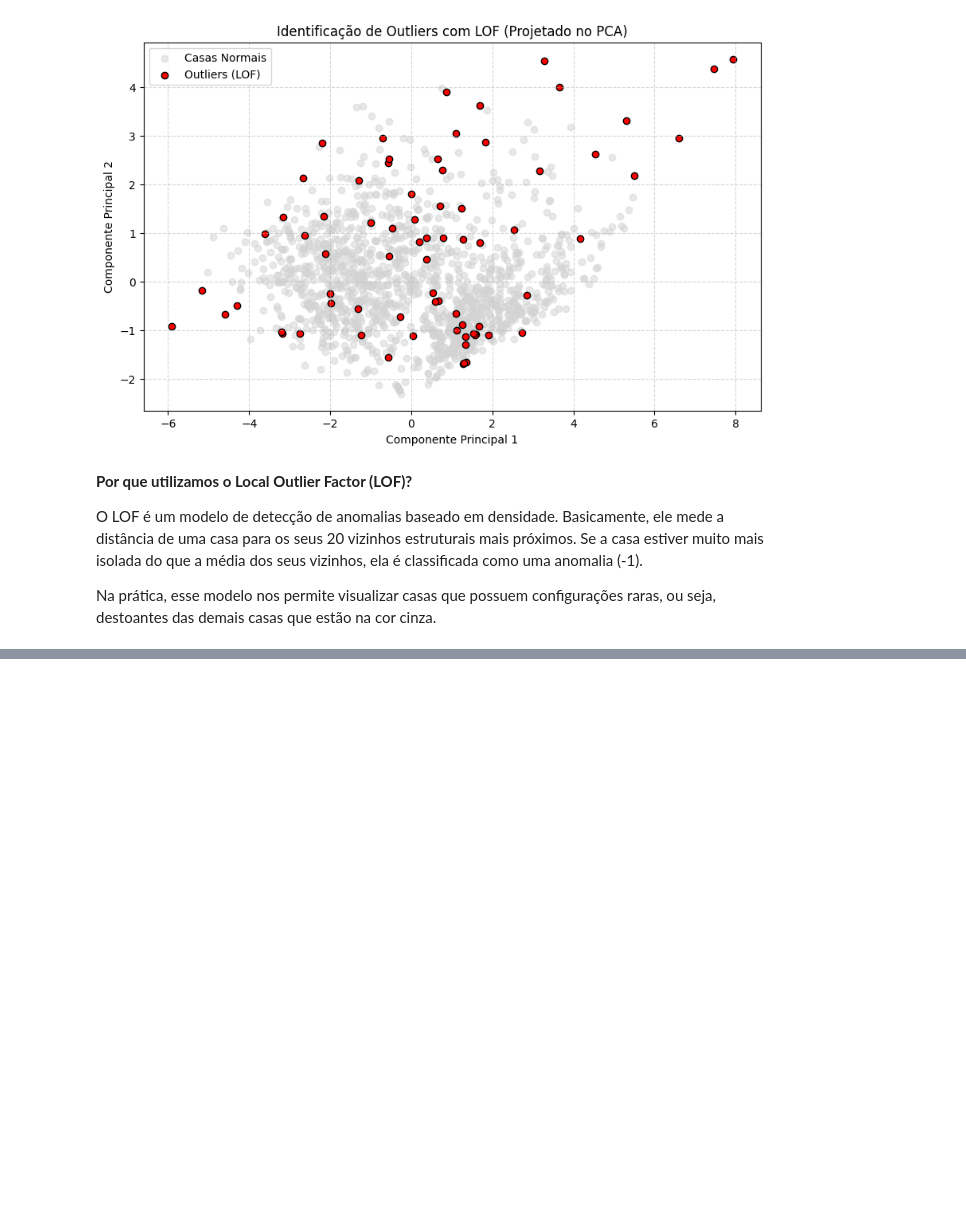
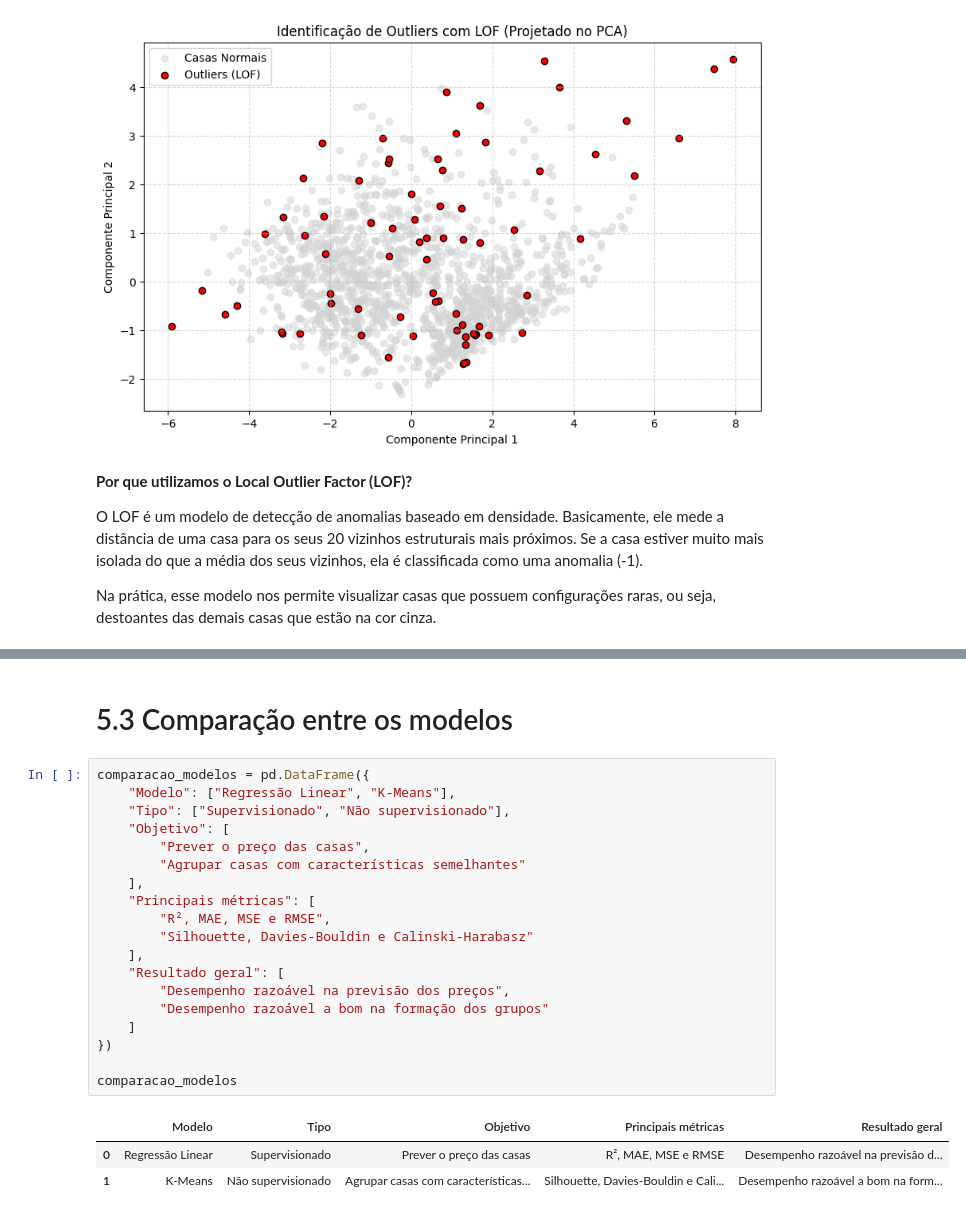
Before and after one commit to Mauro-devs/DataAnalysis, a Jupyter notebook: notebook.ipynb, the cells around one changed output, grey strips where cells are left out. Saved outputs shown, nothing was run; the diff lists cells and outputs as text; blank space fills up the shorter version.

Commit message:
Métricas de avaliação e comparação

```diff
--- a/notebook.ipynb
+++ b/notebook.ipynb
@@ -747,0 +844,25 @@ Na prática, esse modelo nos permite visualizar casas que possuem configuraçõe
+# %% [markdown]
+# 5.3 Comparação entre os modelos
+# %%
+comparacao_modelos = pd.DataFrame({
+    "Modelo": ["Regressão Linear", "K-Means"],
+    "Tipo": ["Supervisionado", "Não supervisionado"],
+    "Objetivo": [
+        "Prever o preço das casas",
+        "Agrupar casas com características semelhantes"
+    ],
+    "Principais métricas": [
+        "R², MAE, MSE e RMSE",
+        "Silhouette, Davies-Bouldin e Calinski-Harabasz"
+    ],
+    "Resultado geral": [
+        "Desempenho razoável na previsão dos preços",
+        "Desempenho razoável a bom na formação dos grupos"
+    ]
+})
+
+comparacao_modelos
+# %% [output]
+|  | Modelo | Tipo | Objetivo | Principais métricas | Resultado geral |
+| 0 | Regressão Linear | Supervisionado | Prever o preço das casas | R², MAE, MSE e RMSE | Desempenho razoável na previsão d... |
+| 1 | K-Means | Não supervisionado | Agrupar casas com características... | Silhouette, Davies-Bouldin e Cali... | Desempenho razoável a bom na form... |
```
Also changed, not shown: parts of 11 cells of this notebook.
